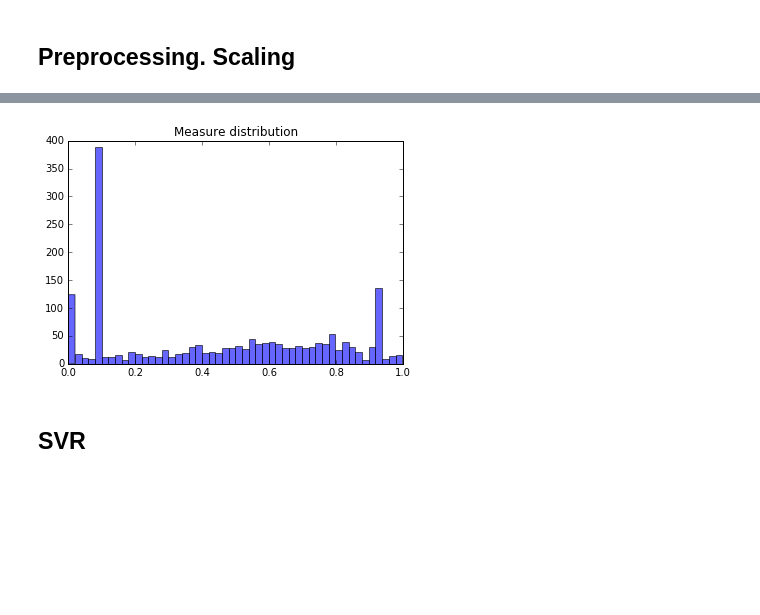
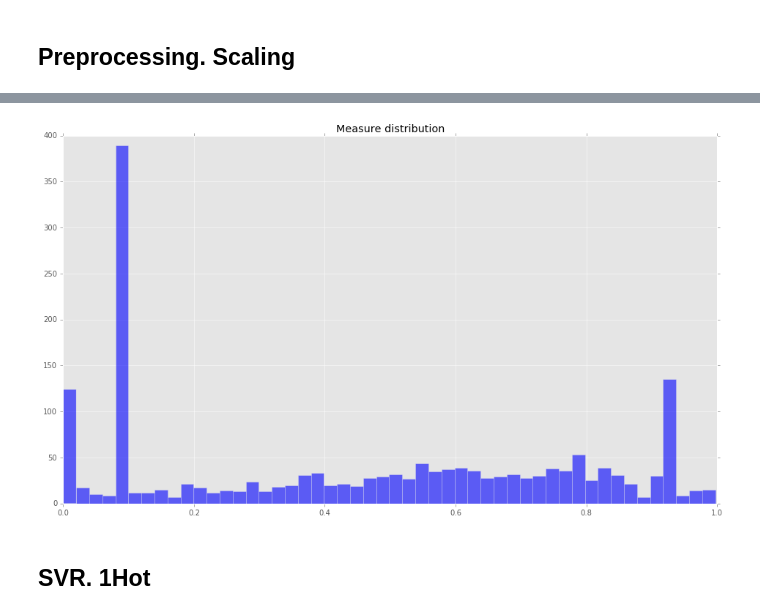
Before and after one commit to rudolphyo/MHystic, a Jupyter notebook: new_mhc.ipynb, the cells around one changed output, grey strips where cells are left out. Saved outputs shown, nothing was run; the diff lists cells and outputs as text; code cells hidden in the pictures; blank space fills up the shorter version.

```diff
--- a/new_mhc.ipynb
+++ b/new_mhc.ipynb
@@ -5,3 +5,5 @@ import numpy as np
 import pandas as pd
 from pandas import get_dummies
 import math
+
+plt.style.use('ggplot')
@@ -8,7 +59,7 @@ import math
 # %% [markdown]
 ## Preprocessing. Scaling
 # %%
-data = pd.read_csv("ExtraData.csv", sep=",")
-data.drop(["Unnamed: 0", "X"], inplace=True, axis=1)
+data = pd.read_csv("Ext.csv", sep=",")
+data.drop(["Unnamed: 0"], inplace=True, axis=1)
 data.tail()
 # %% [output]
@@ -42,18 +93,18 @@ from sklearn import preprocessing
 # %%
 indexes = data['sequence'][data['length'] == 9].index
 #indexes = data.index
 selected_X = data["sequence"][indexes]
-
 
 selected_y = pd.DataFrame(data['meas'][indexes])
 selected_y['netmhc'] = pd.DataFrame(data['netmhc'][indexes])
 selected_y['netmhcpan'] = pd.DataFrame(data['netmhcpan'][indexes])
 selected_y['smmpmbec_cpp'] = pd.DataFrame(data['smmpmbec_cpp'][indexes])
 
+plt.figure(figsize=(16,9))
 plt.title("Measure distribution")
 hh = plt.hist(selected_y['meas'], 50, color = 'blue', alpha = 0.6)
 # %% [output]
-[figure, old version]
+[figure, new version]
 # %%
 letters_X = selected_X.apply(list)
 selected_X=pd.get_dummies(pd.DataFrame(list(letters_X)))
@@ -68,6 +115,6 @@ selected_X["isoelectric_point"] = pd.DataFrame(x_scaled["isoelectric_point"][ind
 selected_X["aromaticity"] = pd.DataFrame(data["aromaticity"][indexes]).reset_index(drop=True)
 # %% [markdown]
-## SVR
+## SVR. 1Hot
 # %%
 from sklearn.cross_validation import train_test_split
 from sklearn.metrics import mean_squared_error
```
Also changed, not shown: parts of 36 cells of this notebook.
